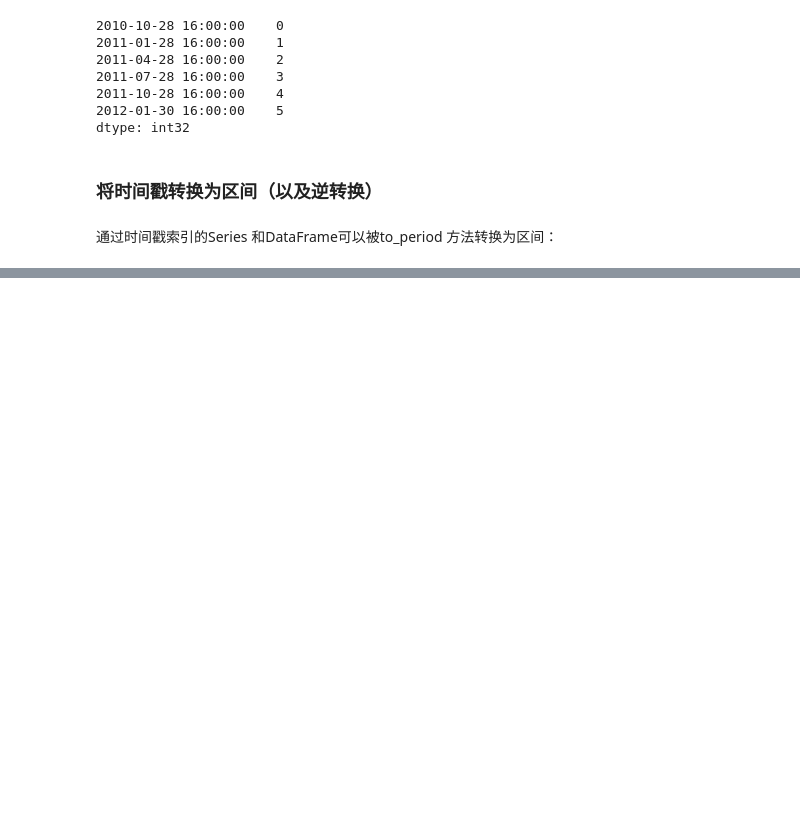
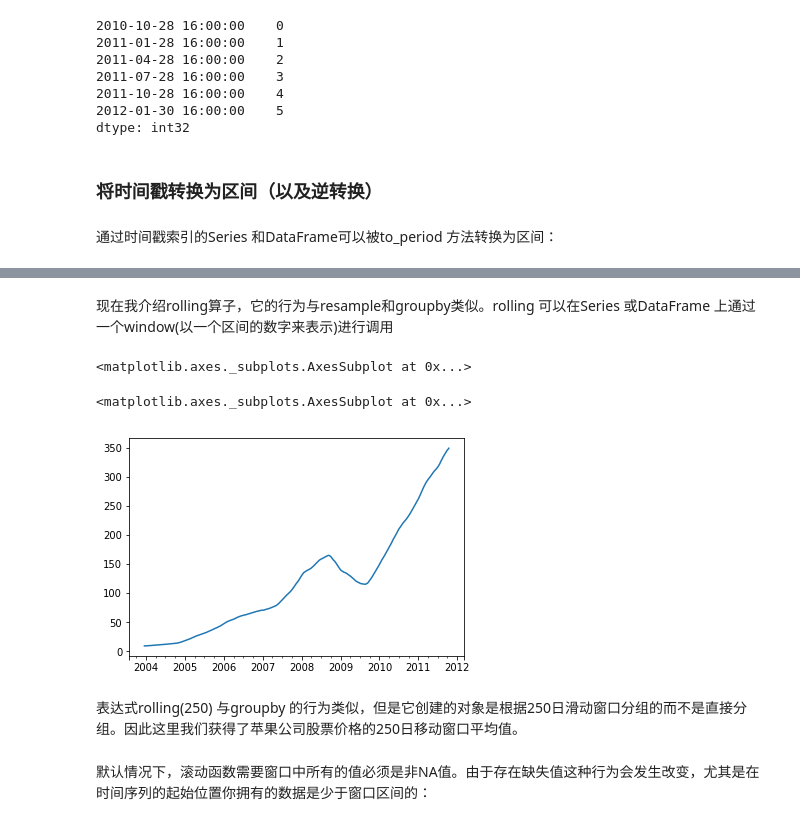
Before and after one commit to zhuc5/Basic-Data-Analysis-for-Python, a Jupyter notebook: Task09.ipynb, the cells around one changed output, grey strips where cells are left out. Saved outputs shown, nothing was run; the diff lists cells and outputs as text; code cells hidden in the pictures; blank space fills up the shorter version.

```diff
--- a/Task09.ipynb
+++ b/Task09.ipynb
@@ -1107,0 +1670,3 @@ ts=pd
+# %%
+close_px_all=pd.read_csv('D:/data_analysis/bookcode/pydata-book/examples/stock_px_2.csv',parse_dates=True,index_col=0)
+close_px_all
@@ -1107,0 +1692,2 @@ ts=pd
+# %%
+close_px=close_px_all[['AAPL','MSFT','XOM']]
@@ -1107,0 +1715,3 @@ ts=pd
+# %%
+close_px=close_px.resample('B').ffill()
+close_px
@@ -1107,0 +1737,15 @@ ts=pd
+# %% [markdown]
+现在我介绍rolling算子，它的行为与resample和groupby类似。rolling 可以在Series 或DataFrame 上通过一个window(以一个区间的数字来表示)进行调用
+# %%
+close_px.AAPL.plot()
+# %% [output]
+<matplotlib.axes._subplots.AxesSubplot at 0x...>
+# %%
+close_px.AAPL.rolling(250).mean().plot()
+# %% [output]
+<matplotlib.axes._subplots.AxesSubplot at 0x...>
+[figure, added]
+# %% [markdown]
+表达式rolling(250) 与groupby 的行为类似，但是它创建的对象是根据250日滑动窗口分组的而不是直接分组。因此这里我们获得了苹果公司股票价格的250日移动窗口平均值。
+# %% [markdown]
+默认情况下，滚动函数需要窗口中所有的值必须是非NA值。由于存在缺失值这种行为会发生改变，尤其是在时间序列的起始位置你拥有的数据是少于窗口区间的：
```
Also changed, not shown: parts of 130 cells of this notebook, 2 other files.
